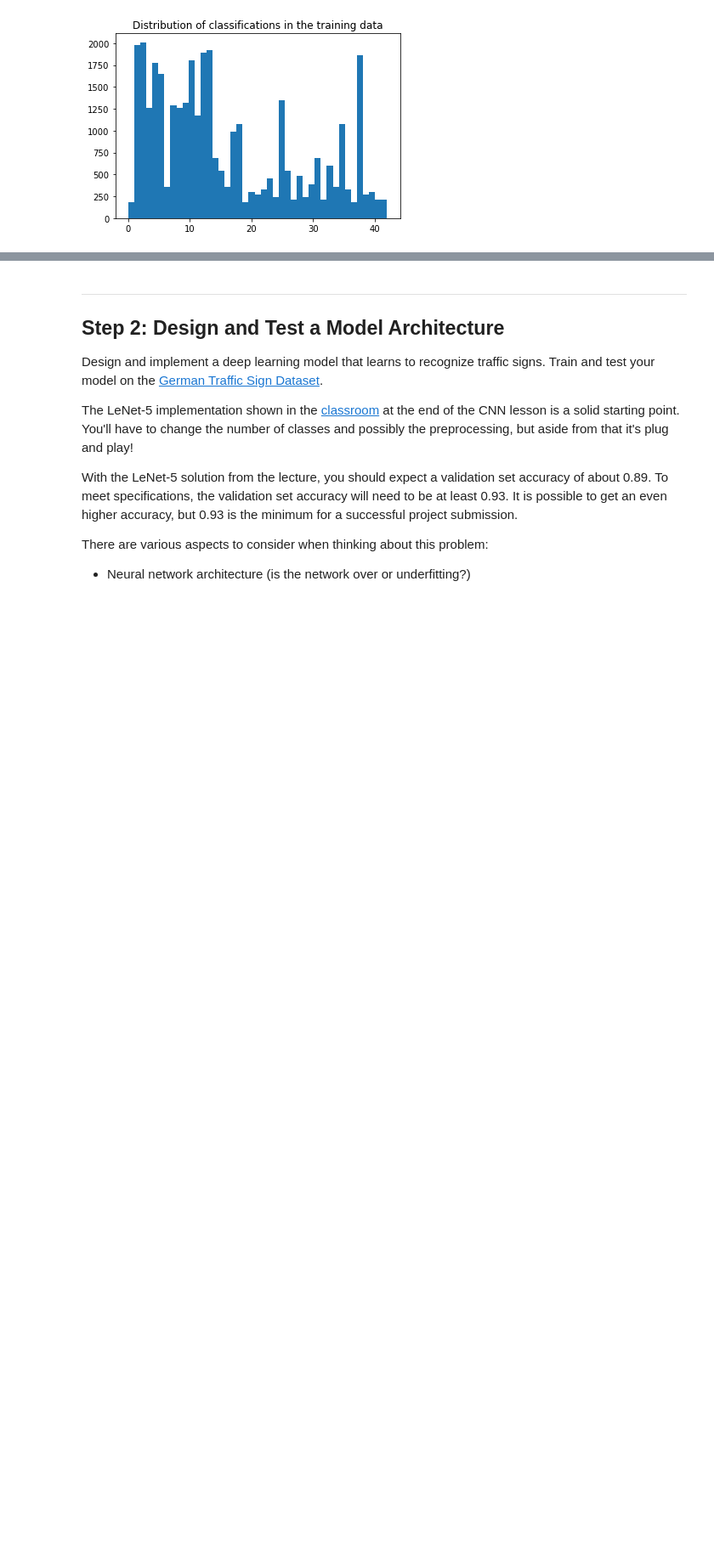
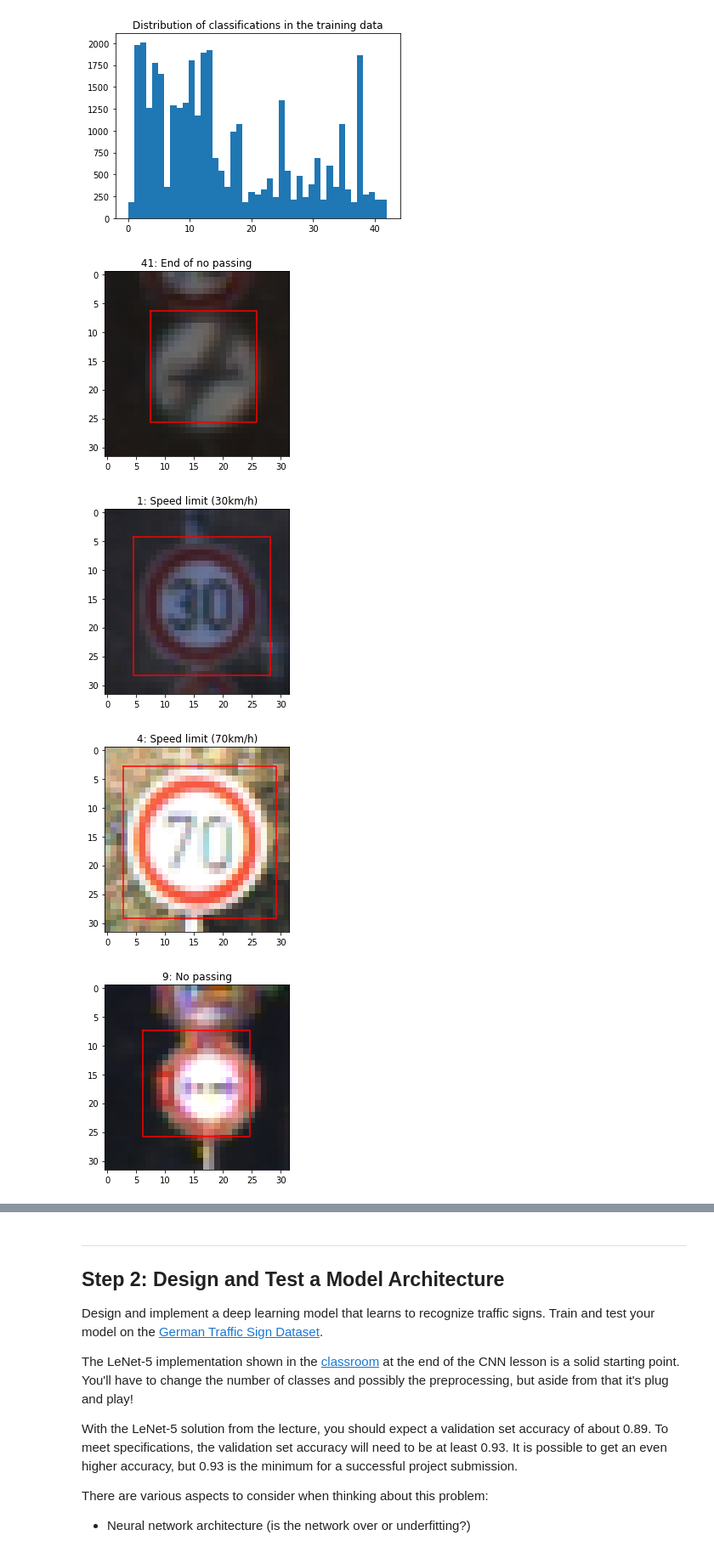
Before and after one commit to ysono/CarND-T1P2-Traffic-Sign-Classifier-Project, a Jupyter notebook: Traffic_Sign_Classifier.ipynb, the cells around one changed output, grey strips where cells are left out. Shown at 85% size. Cells and saved outputs as stored; diff of their text form; code cells hidden in the pictures; blank space fills up the shorter version.

```diff
--- a/Traffic_Sign_Classifier.ipynb
+++ b/Traffic_Sign_Classifier.ipynb
@@ -61,17 +57,17 @@ Complete the basic data summary below. Use python, numpy and/or pandas methods t
 # %% [markdown]
 ### Provide a Basic Summary of the Data Set Using Python, Numpy and/or Pandas
 # %%
-n_train = len(y_train)
+n_train = len(train['labels'])
 
-n_validation = len(y_valid)
+n_validation = len(valid['labels'])
 
-n_test = len(y_test)
+n_test = len(test['labels'])
 
-image_shape = X_train[0].shape
+image_shape = train['features'][0].shape
 
 image_dim = image_shape[0]
 
-n_classes = len(set(y_test))
+n_classes = len(set(train['labels']) | set(valid['labels']) | set(test['labels']))
 
 print("Number of training examples =", n_train)
 print("Number of testing examples =", n_test)
@@ -113,21 +109,38 @@ with open('signnames.csv') as signnames:
     for class_id, sign_name in reader:
         class_id_to_sign_name[int(class_id)] = sign_name
 # %%
-def visualize_training_images(train_images, **imshow_options):
+def visualize_dataset(dataset, **imshow_options):
+    '''`dataset` must be a dict containing "features" and "labels", and optionally "sizes" and "coords"'''
+
     figs = []
 
-    for i in range(0, n_train, 1000):
+    for f, l in zip(dataset['features'], dataset['labels']):
         figs.append(plt.figure())
 
-        plt.imshow(train_images[i], **imshow_options)
-        plt.title('{}: {}'.format(y_train[i], class_id_to_sign_name[y_train[i]]))
+        plt.imshow(f, **imshow_options)
+        plt.title('{}: {}'.format(l, class_id_to_sign_name[l]))
 
-        w, h = train['sizes'][i]
-        x1, y1, x2, y2 = train['coords'][i]
-        x1, x2 = x1 / w * image_dim, x2 / w * image_dim
-        y1, y2 = y1 / h * image_dim, y2 / h * image_dim
+    for s, c, fig in zip(dataset.get('sizes', []), dataset.get('coords', []), figs):
+        plt.figure(fig.number)
+
+        w, h = s
+        x1, y1, x2, y2 = c
+        x1, x2 = float(x1) / w * image_dim, float(x2) / w * image_dim
+        y1, y2 = float(y1) / h * image_dim, float(y2) / h * image_dim
         plt.plot([x1, x1, x2, x2, x1], [y1, y2, y2, y1, y1], 'r')
 
     return figs
+
+def sample_dataset(dataset, interval):
+    '''`dataset` must be a dict containing all of "features", "labels", "sizes", or "coords"'''
+    result = {}
+    for k in ['features', 'labels', 'sizes', 'coords']:
+        result[k] = dataset[k][::interval]
+    return result
-# %%
-figs_garbage.extend(visualize_training_images(X_train))
+# %%
+figs_garbage.extend(visualize_dataset(sample_dataset(train, 4000)))
+# %% [output]
+[figure, added]
+[figure, added]
+[figure, added]
+[figure, added]
```
Also changed, not shown: parts of 14 cells of this notebook.
